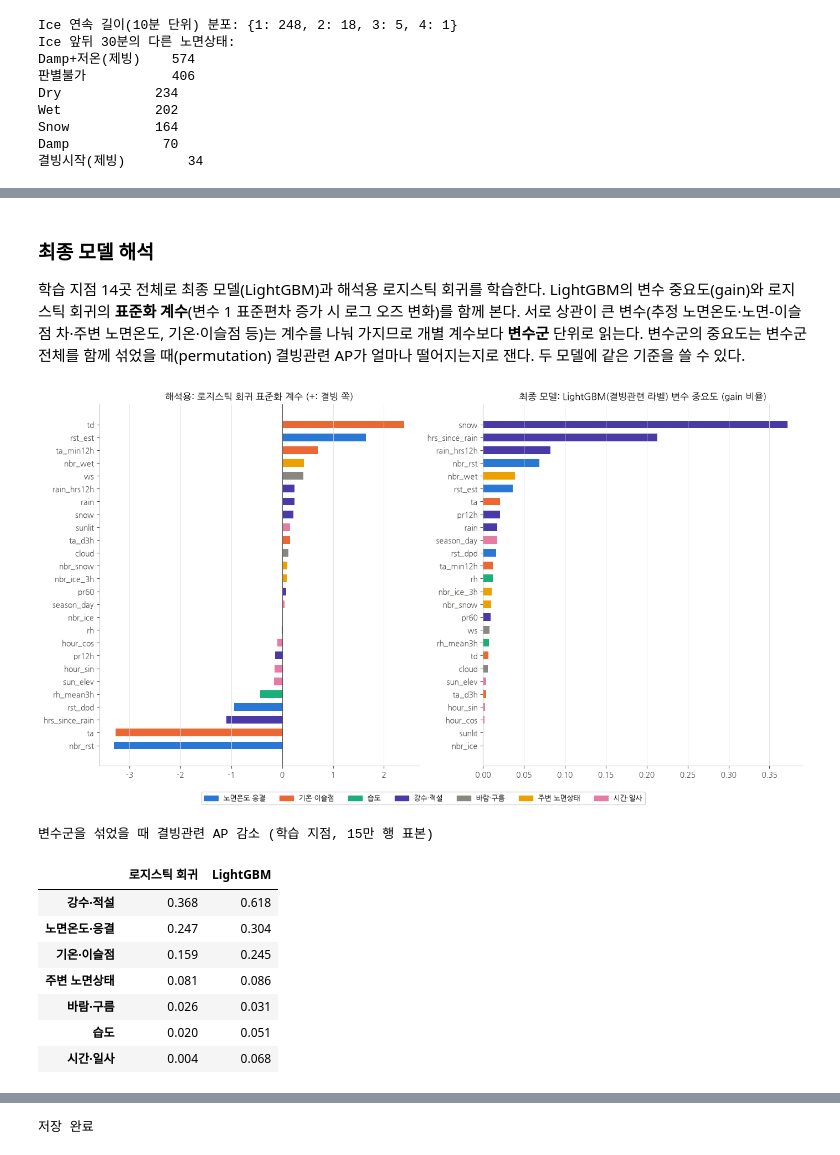
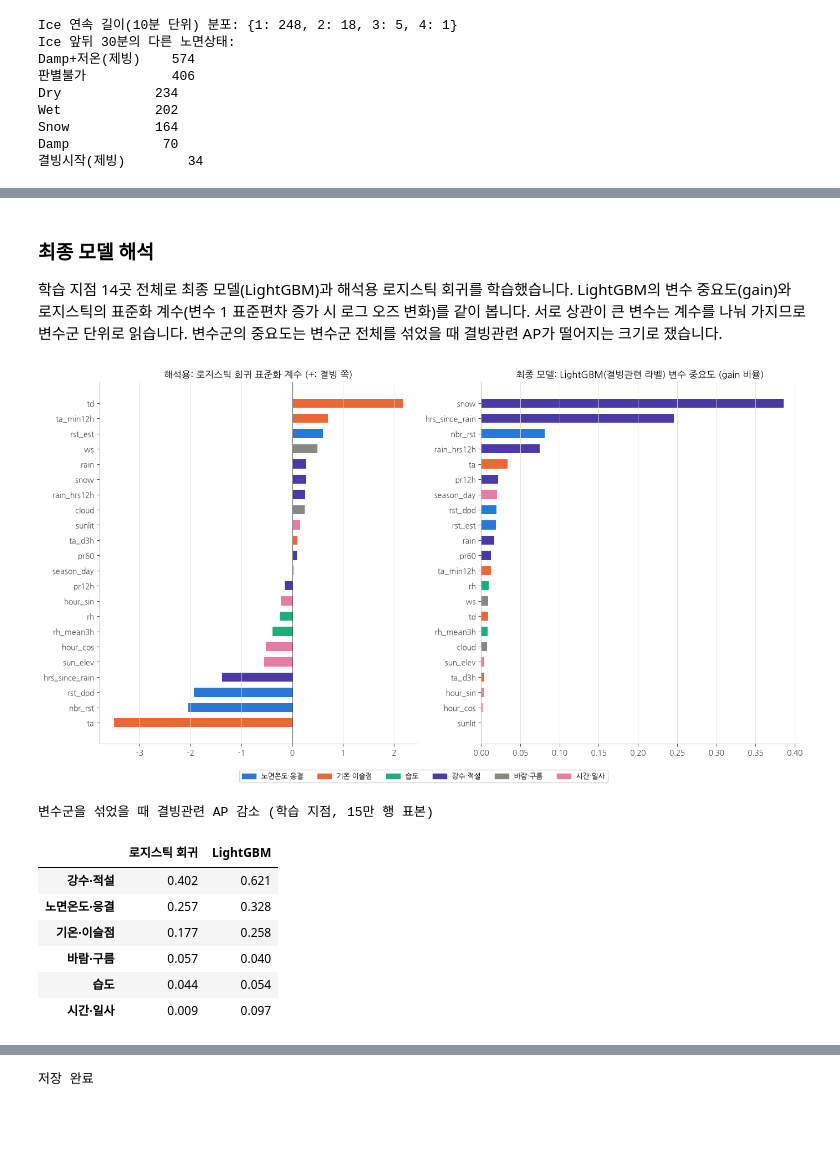
Before and after one commit to haksik-yummy/2026-2_AIcontest, a Jupyter notebook: notebooks/04_icing_classification/04-1_icing_cv.ipynb, the cells around one changed output, grey strips where cells are left out. Cells and saved outputs as stored; diff of their text form; code cells hidden in the pictures; blank space fills up the shorter version.

```diff
--- a/notebooks/04_icing_classification/04-1_icing_cv.ipynb
+++ b/notebooks/04_icing_classification/04-1_icing_cv.ipynb
@@ -176,7 +171,7 @@ pd.Series({k: daily_f1(sf, v) for k, v in oracle.items()}, name="일별 F1 지
 # %%
 CLS_FEATURES = ["rst_est", "rst_dpd", "ta", "td", "rh", "rh_mean3h", "ws", "rain", "pr60", "pr12h", "rain_hrs12h",
-                "hrs_since_rain", "snow", "cloud", "ta_min12h", "ta_d3h", "nbr_ice", "nbr_ice_3h", "nbr_wet",
-                "nbr_snow", "nbr_rst", "hour_sin", "hour_cos", "sun_elev", "sunlit", "season_day"]
+                "hrs_since_rain", "snow", "cloud", "ta_min12h", "ta_d3h", "nbr_rst", "hour_sin", "hour_cos",
+                "sun_elev", "sunlit", "season_day"]
 RELATED_STATES = [3, 4, 13, 15]
 sf["related"] = sf["state"].isin(RELATED_STATES).astype("float32").where(sf["state"].notna())
 
@@ -234,6 +229,6 @@ LightGBM(결빙관련 라벨): 교차검증 완료 (48s)
 # %%
 def rule_based(df):
-    return ((df["rst_est"] <= 0) & (df["rh"] >= 80) & (df["nbr_wet"] >= 0.5)).to_numpy()
+    return ((df["rst_est"] <= 0) & (df["rh"] >= 80) & ((df["rain_hrs12h"] > 0) | (df["snow"] > 0))).to_numpy()
 
 
 def bonanno_rule(df):
@@ -252,7 +247,7 @@ RULES = {"규칙 기반": rule_based, "Bonanno 결빙 기준": bonanno_rule, "
 
 
 def best_threshold(df, prob, quantiles=(0.95, 0.98, 0.99, 0.995, 0.998, 0.999, 0.9995, 0.9998)):
-    """교차검증 확률에서 일별 F1 지점 평균이 가장 높은 임계값."""
+    """교차검증 확률에서 일별 F1 지점 평균(실제 결빙이 있는 지점)이 가장 높은 임계값."""
     cands = np.unique(np.quantile(prob[~np.isnan(prob)], quantiles))
     scores = {float(t): daily_f1(df, prob >= t) for t in cands}
     return max(scores, key=scores.get), scores
@@ -260,12 +255,11 @@ def best_threshold(df, prob, quantiles=(0.95, 0.98, 0.99, 0.995, 0.998, 0.999, 0
 
 labeled = train_all["ice"].notna()
 no_pred = np.zeros(len(train_all), dtype=int)
-rows = [{"방법": "예측 없음(참고)", "임계값": np.nan, "AP(Ice)": np.nan,
-         "일별 F1 (빈 날 제외)": daily_f1(train_all, no_pred), "일별 F1 (빈 날 1점)": daily_f1(train_all, no_pred, "one")}]
+rows = [{"방법": "예측 없음(참고)", "임계값": np.nan, "AP(Ice)": np.nan, "일별 F1 (빈 날 제외)": daily_f1(train_all, no_pred)}]
 for name, rule in RULES.items():
     pred = rule(train_all)
     rows.append({"방법": name, "임계값": np.nan, "AP(Ice)": np.nan,
-                 "일별 F1 (빈 날 제외)": daily_f1(train_all, pred), "일별 F1 (빈 날 1점)": daily_f1(train_all, pred, "one"),
+                 "일별 F1 (빈 날 제외)": daily_f1(train_all, pred),
                  "Ice 포착률(10분)": pred[labeled & (train_all["ice"] == 1)].mean(), "결빙 판정 비율": pred.mean()})
 thresholds = {}
 for name in CANDIDATES:
@@ -275,7 +269,6 @@ for name in CANDIDATES:
     rows.append({"방법": name, "임계값": thr,
                  "AP(Ice)": average_precision_score(train_all.loc[labeled, "ice"], prob[labeled]),
                  "일별 F1 (빈 날 제외)": daily_f1(train_all, prob >= thr),
-                 "일별 F1 (빈 날 1점)": daily_f1(train_all, prob >= thr, "one"),
                  "Ice 포착률(10분)": (prob >= thr)[labeled & (train_all["ice"] == 1)].mean(),
                  "결빙 판정 비율": (prob >= thr).mean()})
 cv_table = pd.DataFrame(rows).set_index("방법")
@@ -320,10 +308,7 @@ print(f"최종 모델: {FINAL} (임계값 {THRESHOLD:.3f}), 해석용 모델: {I
 # %% [markdown]
 ### 최종 모델 해석
 
-학습 지점 14곳 전체로 최종 모델(LightGBM)과 해석용 로지스틱 회귀를 학습한다. LightGBM의 변수 중요도(gain)와
-로지스틱 회귀의 **표준화 계수**(변수 1 표준편차 증가 시 로그 오즈 변화)를 함께 본다. 서로 상관이 큰 변수(추정 노면온도·노면-이슬점 차·주변 노면온도, 기온·이슬점 등)는
-계수를 나눠 가지므로 개별 계수보다 **변수군** 단위로 읽는다. 변수군의 중요도는 변수군 전체를 함께 섞었을 때(permutation)
-결빙관련 AP가 얼마나 떨어지는지로 잰다. 두 모델에 같은 기준을 쓸 수 있다.
+학습 지점 14곳 전체로 최종 모델(LightGBM)과 해석용 로지스틱 회귀를 학습했습니다. LightGBM의 변수 중요도(gain)와 로지스틱의 표준화 계수(변수 1 표준편차 증가 시 로그 오즈 변화)를 같이 봅니다. 서로 상관이 큰 변수는 계수를 나눠 가지므로 변수군 단위로 읽습니다. 변수군의 중요도는 변수군 전체를 섞었을 때 결빙관련 AP가 떨어지는 크기로 쟀습니다.
 # %%
 final_cfg = CANDIDATES[FINAL]
 full_models = {name: train_icing_classifier(train_all, CANDIDATES[name])
@@ -337,11 +322,10 @@ FEATURE_GROUPS = {
     "습도": ["rh", "rh_mean3h"],
     "강수·적설": ["rain", "pr60", "pr12h", "rain_hrs12h", "hrs_since_rain", "snow"],
     "바람·구름": ["ws", "cloud"],
-    "주변 노면상태": ["nbr_ice", "nbr_ice_3h", "nbr_wet", "nbr_snow"],
     "시간·일사": ["hour_sin", "hour_cos", "sun_elev", "sunlit", "season_day"],
 }
 group_of = {f: g for g, fs in FEATURE_GROUPS.items() for f in fs}
-GROUP_COLORS = dict(zip(FEATURE_GROUPS, ["#2a78d6", "#eb6834", "#1baf7a", "#4a3aa7", "#898781", "#eda100", "#e87ba4"]))
+GROUP_COLORS = dict(zip(FEATURE_GROUPS, ["#2a78d6", "#eb6834", "#1baf7a", "#4a3aa7", "#898781", "#e87ba4"]))
 
 coef = pd.Series(logit_model[-1].coef_[0], index=CLS_FEATURES).sort_values()
 gain = pd.Series(lgb_model.booster_.feature_importance("gain"), index=CLS_FEATURES)
@@ -355,49 +339,48 @@ axes[1].set_title("최종 모델: LightGBM(결빙관련 라벨) 변수 중요도
 for ax in axes:
     ax.grid(axis="y", visible=False)
 handles = [plt.Rectangle((0, 0), 1, 1, color=c) for c in GROUP_COLORS.values()]
-fig.legend(handles, GROUP_COLORS, ncol=7, loc="lower center", bbox_to_anchor=(0.5, -0.02), fontsize=9)
+fig.legend(handles, GROUP_COLORS, ncol=6, loc="lower center", bbox_to_anchor=(0.5, -0.02), fontsize=9)
 plt.tight_layout(rect=(0, 0.03, 1, 1))
 plt.show()
 
 
 def group_permutation_drop(m, df, label="related", n_repeat=3):
     """변수군을 함께 섞었을 때 AP(결빙관련)가 떨어지는 양."""
     d = df.dropna(subset=[label])
     sample = d.sample(min(len(d), 150_000), random_state=SEED)
     y = sample[label].astype(int)
     base = average_precision_score(y, predict_icing(m, sample))
     rng = np.random.default_rng(SEED)
     out = {}
     for g, cols in FEATURE_GROUPS.items():
         drops = []
         for _ in range(n_repeat):
             shuffled = sample.copy()
             perm = rng.permutation(len(sample))
             shuffled[cols] = sample[cols].to_numpy()[perm]
             drops.append(base - average_precision_score(y, predict_icing(m, shuffled)))
         out[g] = np.mean(drops)
     return pd.Series(out)
 
 
 group_imp = pd.DataFrame({"로지스틱 회귀": group_permutation_drop(logit_model, train_all),
                           "LightGBM": group_permutation_drop(lgb_model, train_all)})
 coef_table = pd.DataFrame({"변수군": [group_of[f] for f in CLS_FEATURES],
                            "표준화 계수": coef.reindex(CLS_FEATURES).values,
                            "1SD당 오즈비": np.exp(coef.reindex(CLS_FEATURES).values),
                            "LightGBM gain 비율": gain.reindex(CLS_FEATURES).values}, index=CLS_FEATURES)
 print("변수군을 섞었을 때 결빙관련 AP 감소 (학습 지점, 15만 행 표본)")
 group_imp.sort_values("로지스틱 회귀", ascending=False).round(3)
 # %% [output]
-[figure, old version]
+[figure, new version]
 변수군을 섞었을 때 결빙관련 AP 감소 (학습 지점, 15만 행 표본)
 |  | 로지스틱 회귀 | LightGBM |
-| 강수·적설 | 0.368 | 0.618 |
-| 노면온도·응결 | 0.247 | 0.304 |
-| 기온·이슬점 | 0.159 | 0.245 |
-| 주변 노면상태 | 0.081 | 0.086 |
-| 바람·구름 | 0.026 | 0.031 |
-| 습도 | 0.020 | 0.051 |
-| 시간·일사 | 0.004 | 0.068 |
+| 강수·적설 | 0.402 | 0.621 |
+| 노면온도·응결 | 0.257 | 0.328 |
+| 기온·이슬점 | 0.177 | 0.258 |
+| 바람·구름 | 0.057 | 0.040 |
+| 습도 | 0.044 | 0.054 |
+| 시간·일사 | 0.009 | 0.097 |
 # %%
 coef_table.sort_values("표준화 계수").round(3)
 # %% [output]
```
Also changed, not shown: parts of 17 cells of this notebook.
